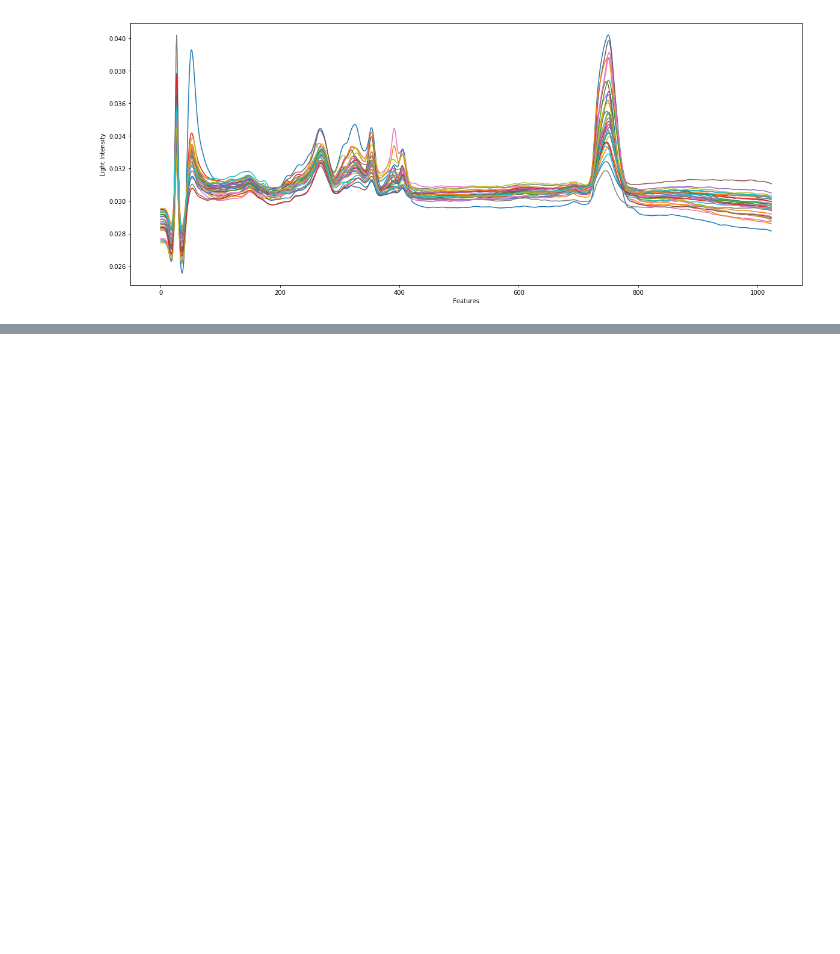
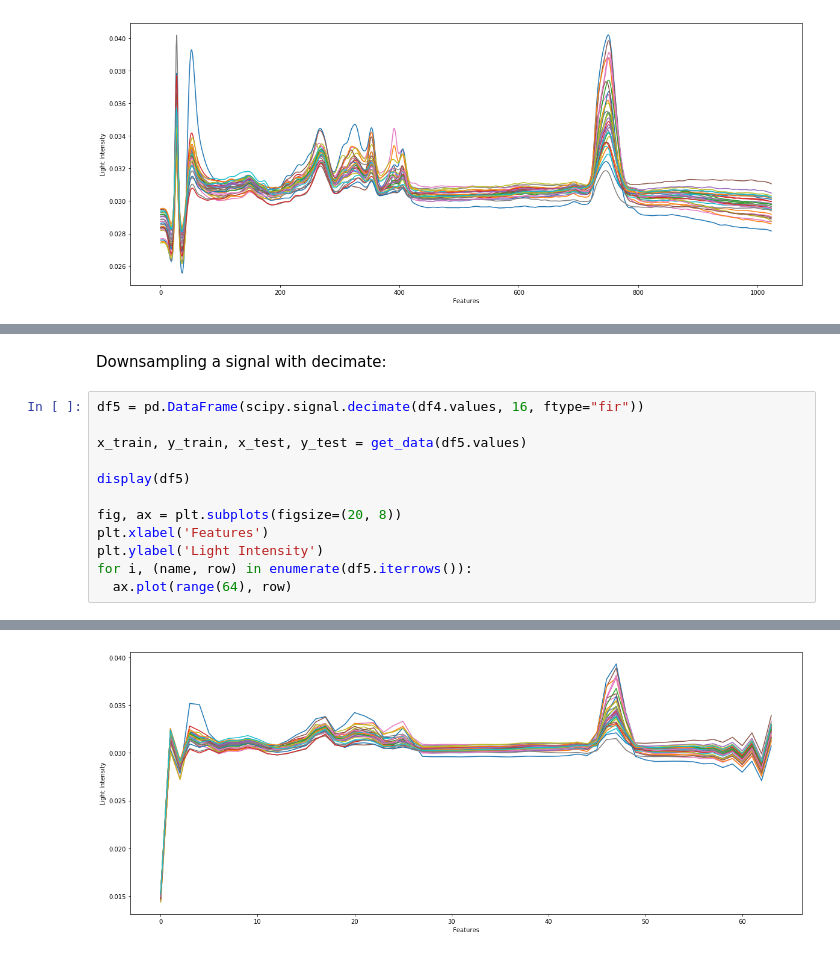
Before and after one commit to Engcompaulo/mestrado, a Jupyter notebook: disciplinas/Estudos_Especiais/notebook/FungusAnalysis.ipynb, the cells around one changed output, grey strips where cells are left out. Cells and saved outputs as stored; diff of their text form; blank space fills up the shorter version.

```diff
--- a/disciplinas/Estudos_Especiais/notebook/FungusAnalysis.ipynb
+++ b/disciplinas/Estudos_Especiais/notebook/FungusAnalysis.ipynb
@@ -133,0 +254,15 @@ for i, (name, row) in enumerate(df3.iterrows()):
+# %% [markdown]
+Downsampling a signal with decimate:
+# %%
+df5 = pd.DataFrame(scipy.signal.decimate(df4.values, 16, ftype="fir"))
+
+x_train, y_train, x_test, y_test = get_data(df5.values)
+
+display(df5)
+
+fig, ax = plt.subplots(figsize=(20, 8))
+plt.xlabel('Features')
+plt.ylabel('Light Intensity')
+for i, (name, row) in enumerate(df5.iterrows()):
+  ax.plot(range(64), row)
+# %% [output]
@@ -133,0 +286 @@ for i, (name, row) in enumerate(df3.iterrows()):
+[figure, added]
```
Also changed, not shown: parts of 13 cells of this notebook.
